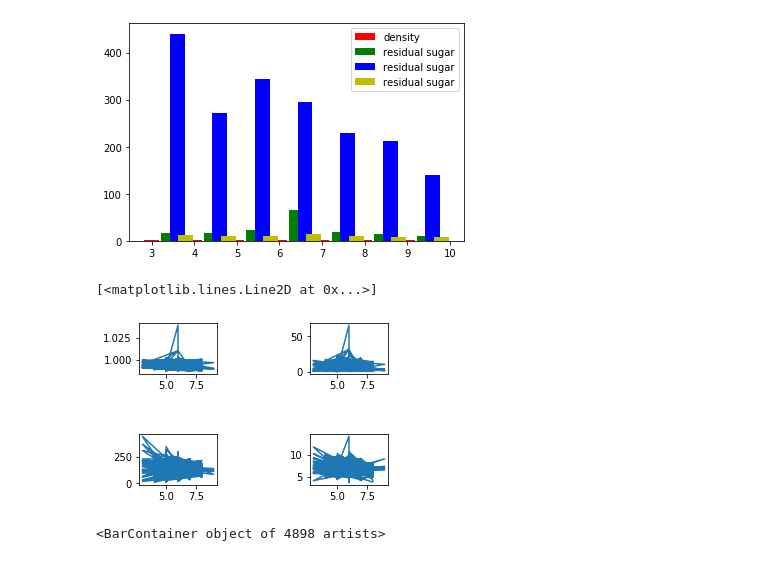
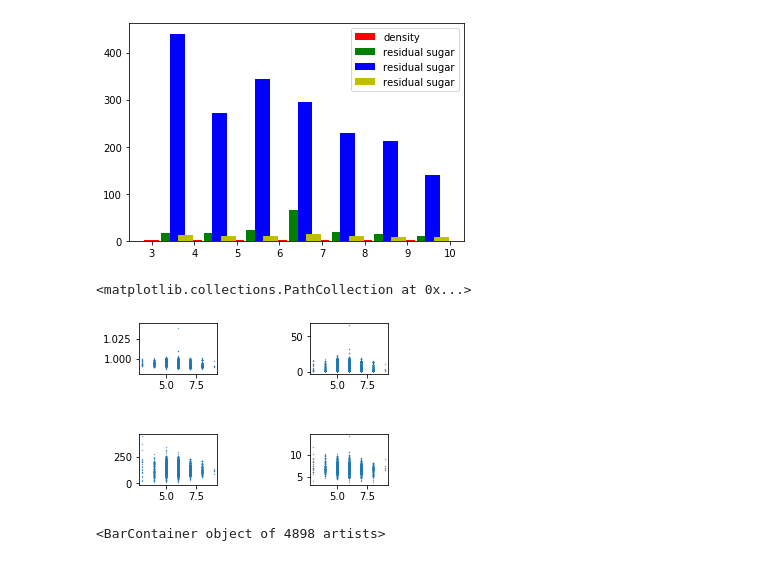
Before and after one commit to SunnyRaj94/Machine-Learning-From-Scratch, a Jupyter notebook: python_libraries/review_python_libraries/01_review_py_lib.ipynb, the cells around one changed output. Saved outputs shown, nothing was run; the diff lists cells and outputs as text; code cells hidden in the pictures.

```diff
--- a/python_libraries/review_python_libraries/01_review_py_lib.ipynb
+++ b/python_libraries/review_python_libraries/01_review_py_lib.ipynb
@@ -179,18 +179,18 @@ plt.legend()
 <matplotlib.legend.Legend at 0x...>
 [figure]
 # %%
-#making subplots of line
+#making subplots of line scatter
 axis_one_w = plt.subplot2grid((8,8),(0,0),rowspan=2,colspan=2)
 axis_two_w = plt.subplot2grid((8,8),(0,4),rowspan=2,colspan=2)
 axis_three_w = plt.subplot2grid((8,8),(4,0),rowspan=2,colspan=2)
 axis_four_w = plt.subplot2grid((8,8),(4,4),rowspan=2,colspan=2)
-axis_one_w.plot(quality_white,density_white)
-axis_two_w.plot(quality_white,residual_sugar_white)
-axis_three_w.plot(quality_white,total_sulfur_dioxide_white)
-axis_four_w.plot(quality_white,fixed_acidity_white)
+axis_one_w.scatter(quality_white,density_white,s=0.1)
+axis_two_w.scatter(quality_white,residual_sugar_white,s=0.1)
+axis_three_w.scatter(quality_white,total_sulfur_dioxide_white,s=0.1)
+axis_four_w.scatter(quality_white,fixed_acidity_white,s=0.1)
 # %% [output]
-[<matplotlib.lines.Line2D at 0x...>]
+<matplotlib.collections.PathCollection at 0x...>
-[figure, old version]
+[figure, new version]
 # %%
 #making subplots of line
 bar_one_w = plt.subplot2grid((8,8),(0,0),rowspan=2,colspan=2)
```
Also changed, not shown: parts of 1 cell of this notebook.
